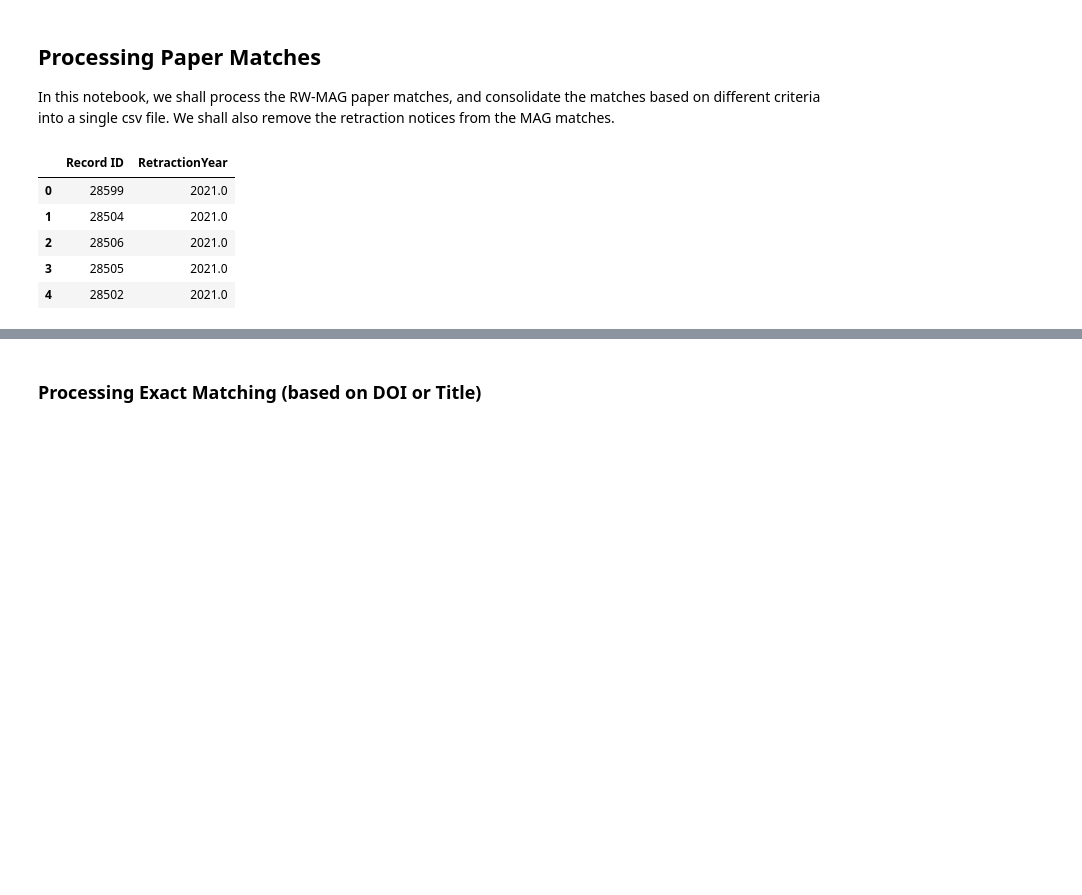
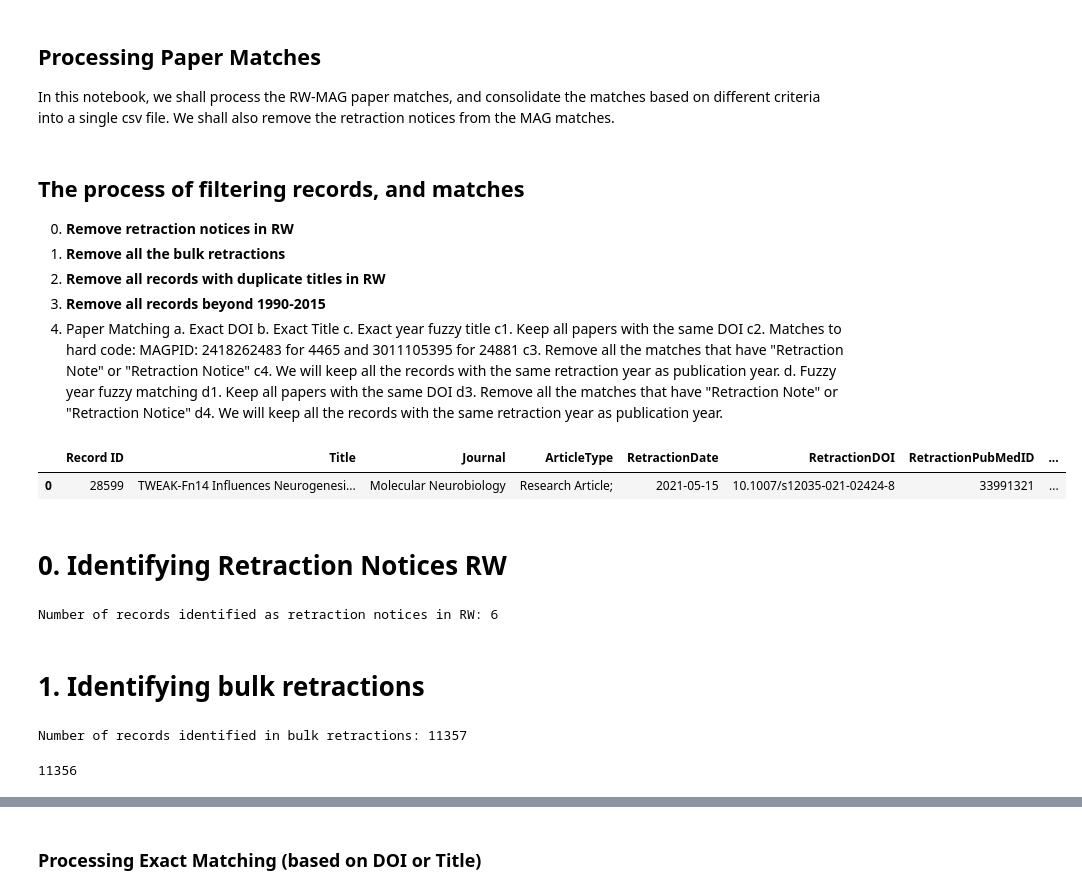
Before and after one commit to samemon/retraction_effects_on_academic_careers, a Jupyter notebook: code/preprocessing/0e.process_paper_matching.ipynb, the cells around one changed output, grey strips where cells are left out. Drawn from its saved outputs; the diff is of its cells as text; code cells hidden in the pictures; blank space fills up the shorter version.

Commit message:
Added partial code for filtering

```diff
--- a/code/preprocessing/0e.process_paper_matching.ipynb
+++ b/code/preprocessing/0e.process_paper_matching.ipynb
@@ -2,6 +2,26 @@
 ## Processing Paper Matches
 
 In this notebook, we shall process the RW-MAG paper matches, and consolidate the matches based on different criteria into a single csv file. We shall also remove the retraction notices from the MAG matches.
+# %% [markdown]
+## The process of filtering records, and matches
+
+
+0. **Remove retraction notices in RW**
+1. **Remove all the bulk retractions**
+2. **Remove all records with duplicate titles in RW**
+3. **Remove all records beyond 1990-2015**
+4. Paper Matching
+   a. Exact DOI
+   b. Exact Title
+   c. Exact year fuzzy title
+       c1. Keep all papers with the same DOI
+       c2. Matches to hard code: MAGPID: 2418262483 for 4465 and 3011105395 for 24881
+       c3. Remove all the matches that have "Retraction Note" or "Retraction Notice"
+       c4. We will keep all the records with the same retraction year as publication year.
+   d. Fuzzy year fuzzy matching
+       d1. Keep all papers with the same DOI
+       d3. Remove all the matches that have "Retraction Note" or "Retraction Notice"
+       d4. We will keep all the records with the same retraction year as publication year.
 # %%
 # Importing relevant packages
 
@@ -20,12 +40,40 @@ RETRACTION_NOTICES_LOCAL_PATH = paths['RETRACTION_NOTICES_LOCAL_PATH']
 flist = os.listdir(FUZZYMATCH_LOCAL_PATH)
 # %%
 # Reading retraction watch dataset
-df_rw = pd.read_csv(RW_ORIGINAL_W_YEAR_LOCAL_PATH, usecols=['Record ID','RetractionYear'])
-df_rw.head()
+df_rw = pd.read_csv(RW_ORIGINAL_W_YEAR_LOCAL_PATH, usecols=['Record ID', 'Title', 'RetractionDate' ,
+                                                            'RetractionYear',
+                                                           'RetractionDOI','OriginalPaperDOI',
+                                                            'RetractionPubMedID', 'OriginalPaperPubMedID',
+                                                           'Journal', 'ArticleType', 'Reason'])
+df_rw.head(1)
 # %% [output]
-|  | Record ID | RetractionYear |
-| 0 | 28599 | 2021.0 |
-| 1 | 28504 | 2021.0 |
-| 2 | 28506 | 2021.0 |
-| 3 | 28505 | 2021.0 |
-| 4 | 28502 | 2021.0 |
+|  | Record ID | Title | Journal | ArticleType | RetractionDate | RetractionDOI | RetractionPubMedID | ... |
+| 0 | 28599 | TWEAK-Fn14 Influences Neurogenesi... | Molecular Neurobiology | Research Article; | 2021-05-15 | 10.1007/s12035-021-02424-8 | 33991321 | ... |
+# %% [markdown]
+# 0. Identifying Retraction Notices RW
+# %%
+records_removed_notices_from_RW = df_rw[~df_rw['ArticleType'].isna() & df_rw['ArticleType']\
+                                        .str.contains('Retraction Notice')]['Record ID'].unique()
+
+print(f"Number of records identified as retraction notices in RW: {len(records_removed_notices_from_RW)}")
+# %% [output]
+Number of records identified as retraction notices in RW: 6
+# %% [markdown]
+# 1. Identifying bulk retractions
+# %%
+df_rw_bulkCounts = df_rw.groupby(['Journal','RetractionDate'])['Record ID'].nunique().reset_index()\
+                            .rename(columns={'Record ID':'bulkCounts'})
+
+df_rw_temp = df_rw.merge(df_rw_bulkCounts, on=['Journal','RetractionDate'], how='left')
+
+records_removed_bulk_retractions = df_rw_temp[df_rw_temp['bulkCounts'].ge(5)]['Record ID'].unique()
+
+print(f"Number of records identified in bulk retractions: {len(records_removed_bulk_retractions)}")
+# %% [output]
+Number of records identified in bulk retractions: 11357
+# %%
+# printing the difference
+
+len(set(records_removed_bulk_retractions)-set(records_removed_notices_from_RW))
+# %% [output]
+11356
```
Also changed, not shown: parts of 13 cells of this notebook.
